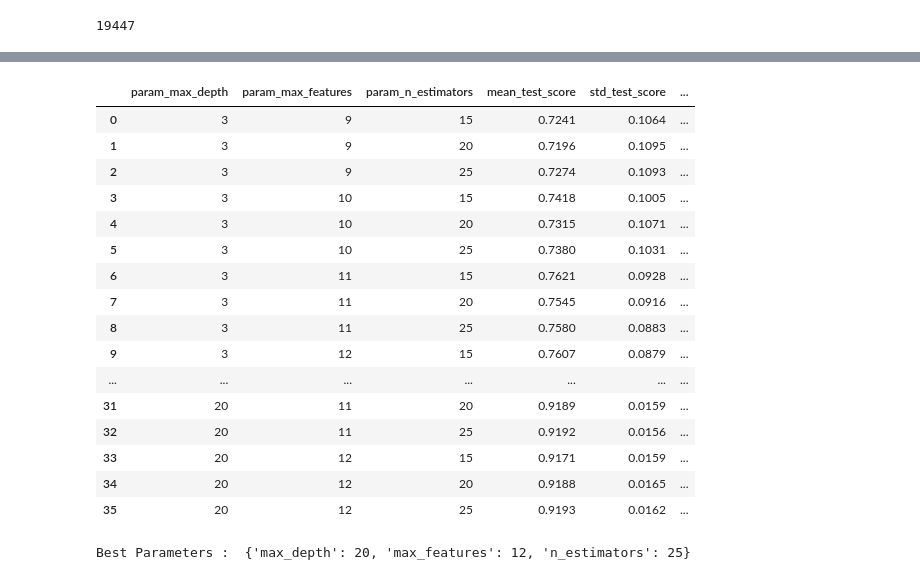
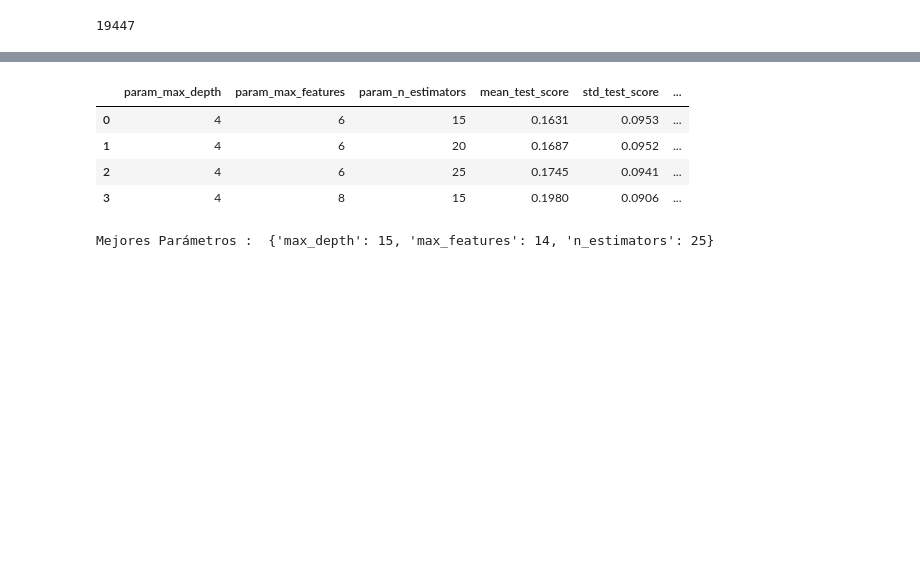
Before and after one commit to kennethLeonel/Monografia-calidad-del-aire-valle-de-aburra, a Jupyter notebook: RandomForestPM25.ipynb, the cells around one changed output, grey strips where cells are left out. Drawn from its saved outputs; the diff is of its cells as text; code cells hidden in the pictures; blank space fills up the shorter version.

```diff
--- a/RandomForestPM25.ipynb
+++ b/RandomForestPM25.ipynb
@@ -238,6 +256,4 @@ Valor óptimo de n_estimators: 36
 # %%
-# Validación empleando el Out-of-Bag error
-# ==============================================================================
 train_scores = []
 oob_scores   = []
 
@@ -249,7 +265,7 @@ max_features_range = range(1, X_Completo.shape[1] + 1, 1) #X_train.shape[1] = to
 # de entrenamiento y de Out-of-Bag.
 for max_features in max_features_range:
     modelRF = RandomForestRegressor(
-                n_estimators = 20,
+                n_estimators = 25,
                 criterion    = 'squared_error',
                 max_depth    = None,
                 max_features = max_features,
@@ -278,6 +296,4 @@ Valor óptimo de max_features: 19
 # %%
-# Validación empleando k-cross-validation y neg_root_mean_squared_error
-# ==============================================================================
 train_scores = []
 cv_scores    = []
 
@@ -289,7 +305,7 @@ max_features_range = range(1, X_Completo.shape[1] + 1, 1)
 for max_features in max_features_range:
 
     modelRF = RandomForestRegressor(
-                n_estimators = 20,
+                n_estimators = 25,
                 criterion    = 'squared_error',
                 max_depth    = None,
                 max_features = max_features,
@@ -314,7 +330,7 @@ for max_features in max_features_range:
                 X         = X_Completo,
                 y         = y_Completo,
                 scoring   = 'neg_root_mean_squared_error',
-                cv        = 5
+                cv        = 3
              )
     # Se agregan los scores de cross_val_score() y se pasa a positivo
     cv_scores.append(-1*scores.mean())
@@ -336,15 +354,13 @@ Valor óptimo de max_features: 11
 # %%
 # Grid de hiperparámetros evaluados
-# ==============================================================================
 param_grid = ParameterGrid(
-                {'n_estimators': [15, 20, 25],
-                 'max_features': [7, 9, 11, 12],
-                 'max_depth'   : [3, 10, 20]
+                {'n_estimators': [15,20,25],
+                 'max_features': [6,8,10,12,14],
+                 'max_depth'   : [4,8,15]
                 }
              )
 
 # Loop para ajustar un modelo con cada combinación de hiperparámetros
-# ==============================================================================
 resultados = {'params': [], 'oob_r2': []}
 
 for params in param_grid:
@@ -363,7 +379,7 @@ for params in param_grid:
     print(f"Modelo: {params} \u2713")
 
 # Resultados
-# ==============================================================================
+
 resultados = pd.DataFrame(resultados)
 resultados = pd.concat([resultados, resultados['params'].apply(pd.Series)], axis=1)
 resultados = resultados.drop(columns = 'params')
@@ -408,24 +424,16 @@ Mejores hiperparámetros encontrados (oob-r2)
 # %%
 #Se entrena el modelo con múltiples hiperparámetros buscando el mejor
-
-
-# Definir el modelo AdaBoostRegressor
 modelRF = RandomForestRegressor(random_state = 123)
-
-
 CV = 10
-
-
-parameters =  {
-                'n_estimators': [15, 20, 25],
-                'max_features': [9, 10, 11, 12],
-                'max_depth'   : [3, 10, 20]
+parameters =    {'n_estimators': [15,20,25],
+                 'max_features': [6,8,10,12,14],
+                 'max_depth'   : [4,8,15]
                 }
 
 grid_RF = GridSearchCV(
                     estimator  = modelRF,
                     param_grid = parameters,
-                    scoring    =  'r2',         #'neg_root_mean_squared_error',
+                    scoring    =  'r2',
                     n_jobs     = - 1,
                     cv         = CV,
                     refit      = True,
@@ -458,56 +466,44 @@ resultados.filter(regex = '(param.*|mean_t|std_t)') \
 # %%
 pd.set_option('display.float_format', lambda x: '%.4f' % x)
 
 
 # Obtener los resultados del grid search
 results_grid_RF = pd.DataFrame(grid_RF.cv_results_)
 
 
 # Seleccionar las columnas deseadas
 columns_grid_RF = ['param_max_depth']  + \
                     ['param_max_features']  + \
                     ['param_n_estimators']  + \
                     ['mean_test_score', 'std_test_score']  + \
                     [f'split{i}_test_score' for i in range(CV)]
 
 # Filtrar y mostrar los resultados
 results_grid_RF_filtered = results_grid_RF[columns_grid_RF]
 
 # Crear la columna scoreWithStd: f1 / std
 results_grid_RF_filtered['scoreWithStd'] = results_grid_RF_filtered.apply(
     lambda row: row['mean_test_score'] / row['std_test_score'] if row['std_test_score'] != 0 else 0,
     axis=1
 )
 
 # Encuentra el índice del máximo valor en la columna scoreWithStd
 indice_max_scoreWithStd = results_grid_RF_filtered['scoreWithStd'].idxmax()
 
 # Mostrar los scores promedios por cada parámetro
-results_grid_RF_filtered[['param_max_depth', 'param_max_features','param_n_estimators', 'mean_test_score', 'std_test_score', 'scoreWithStd']]
+results_grid_RF_filtered[['param_max_depth', 'param_max_features','param_n_estimators', 'mean_test_score', 'std_test_score', 'scoreWithStd']].head(4)
 # %% [output]
 |  | param_max_depth | param_max_features | param_n_estimators | mean_test_score | std_test_score | ... |
-| 0 | 3 | 9 | 15 | 0.7241 | 0.1064 | ... |
-| 1 | 3 | 9 | 20 | 0.7196 | 0.1095 | ... |
-| 2 | 3 | 9 | 25 | 0.7274 | 0.1093 | ... |
-| 3 | 3 | 10 | 15 | 0.7418 | 0.1005 | ... |
-| 4 | 3 | 10 | 20 | 0.7315 | 0.1071 | ... |
-| 5 | 3 | 10 | 25 | 0.7380 | 0.1031 | ... |
-| 6 | 3 | 11 | 15 | 0.7621 | 0.0928 | ... |
-| 7 | 3 | 11 | 20 | 0.7545 | 0.0916 | ... |
-| 8 | 3 | 11 | 25 | 0.7580 | 0.0883 | ... |
-| 9 | 3 | 12 | 15 | 0.7607 | 0.0879 | ... |
-| ... | ... | ... | ... | ... | ... | ... |
-| 31 | 20 | 11 | 20 | 0.9189 | 0.0159 | ... |
-| 32 | 20 | 11 | 25 | 0.9192 | 0.0156 | ... |
-| 33 | 20 | 12 | 15 | 0.9171 | 0.0159 | ... |
-| 34 | 20 | 12 | 20 | 0.9188 | 0.0165 | ... |
-| 35 | 20 | 12 | 25 | 0.9193 | 0.0162 | ... |
+| 0 | 4 | 6 | 15 | 0.1631 | 0.0953 | ... |
+| 1 | 4 | 6 | 20 | 0.1687 | 0.0952 | ... |
+| 2 | 4 | 6 | 25 | 0.1745 | 0.0941 | ... |
+| 3 | 4 | 8 | 15 | 0.1980 | 0.0906 | ... |
 # %%
 # Se identifican los mejores hiperparámetros
 best_params = grid_RF.best_params_
-print('Best Parameters : ',best_params)
+print('Mejores Parámetros : ',best_params)
 # %% [output]
-Best Parameters :  {'max_depth': 20, 'max_features': 12, 'n_estimators': 25}
+Mejores Parámetros :  {'max_depth': 15, 'max_features': 14, 'n_estimators': 25}
 # %%
 # Top 3 de los mejores scores
 results_grid_RF_filtered.sort_values(by='scoreWithStd', ascending=False).head(3)[
```
Also changed, not shown: parts of 49 cells of this notebook, 2 other files.
